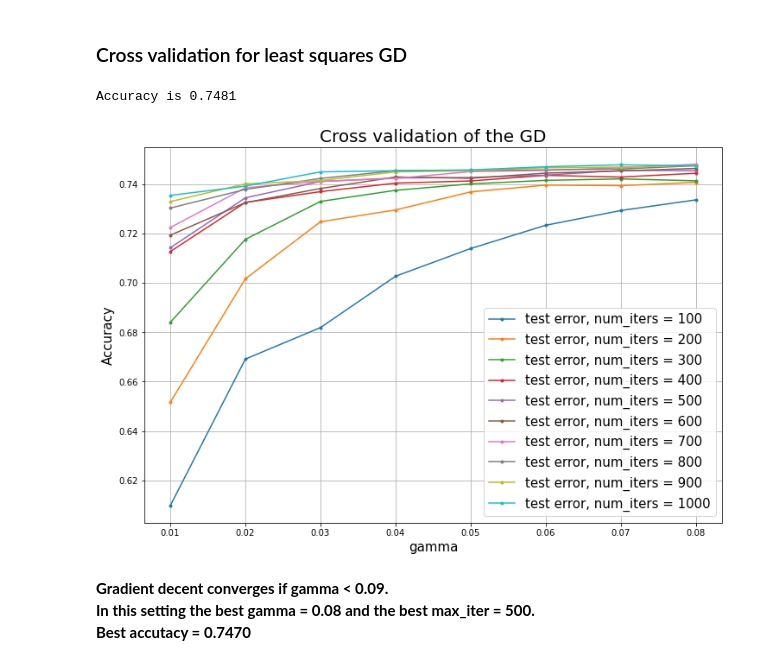
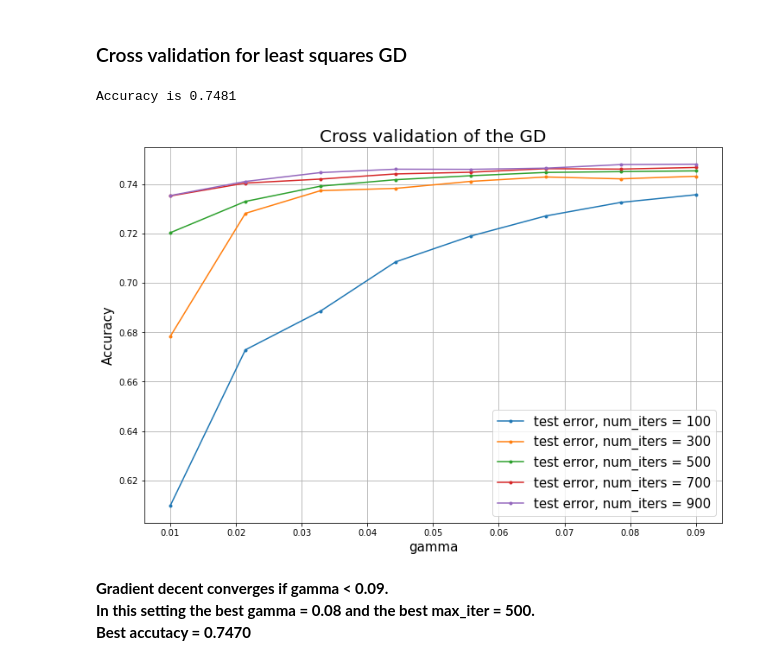
Before and after one commit to SonyaBlinova/ml-project-1-SES, a Jupyter notebook: project_FourGroups.ipynb, the cells around one changed output. Drawn from its saved outputs; the diff is of its cells as text; code cells hidden in the pictures.

```diff
--- a/project_FourGroups.ipynb
+++ b/project_FourGroups.ipynb
@@ -83,15 +83,15 @@ accuracy : 0.7442064642587337
 # %%
 # parameters setting
 type_ = 'GD'
 bd_left = -2
 bd_right = -2
 # grid for hyperparameters
-gammas = np.linspace(10**bd_left, 8*10**bd_right, 8)
-max_iters = np.arange(100, 1100, 100)
+gammas = np.linspace(10**bd_left, 9*10**bd_right, 8)
+max_iters = np.arange(100, 1100, 200)
 cross_validation_demo(type_=type_, y=jet_labels, tx=jet_groups, bd_left=bd_left, bd_right=bd_right, gammas=gammas, max_iters=max_iters, seed=seed)
 # %% [output]
 Accuracy is 0.7481
-[figure, old version]
+[figure, new version]
 # %% [markdown]
 **Gradient decent converges if gamma < 0.09.
 In this setting the best gamma = 0.08 and the best max_iter = 500.
```
Also changed, not shown: parts of 4 cells of this notebook, 1 other file.
